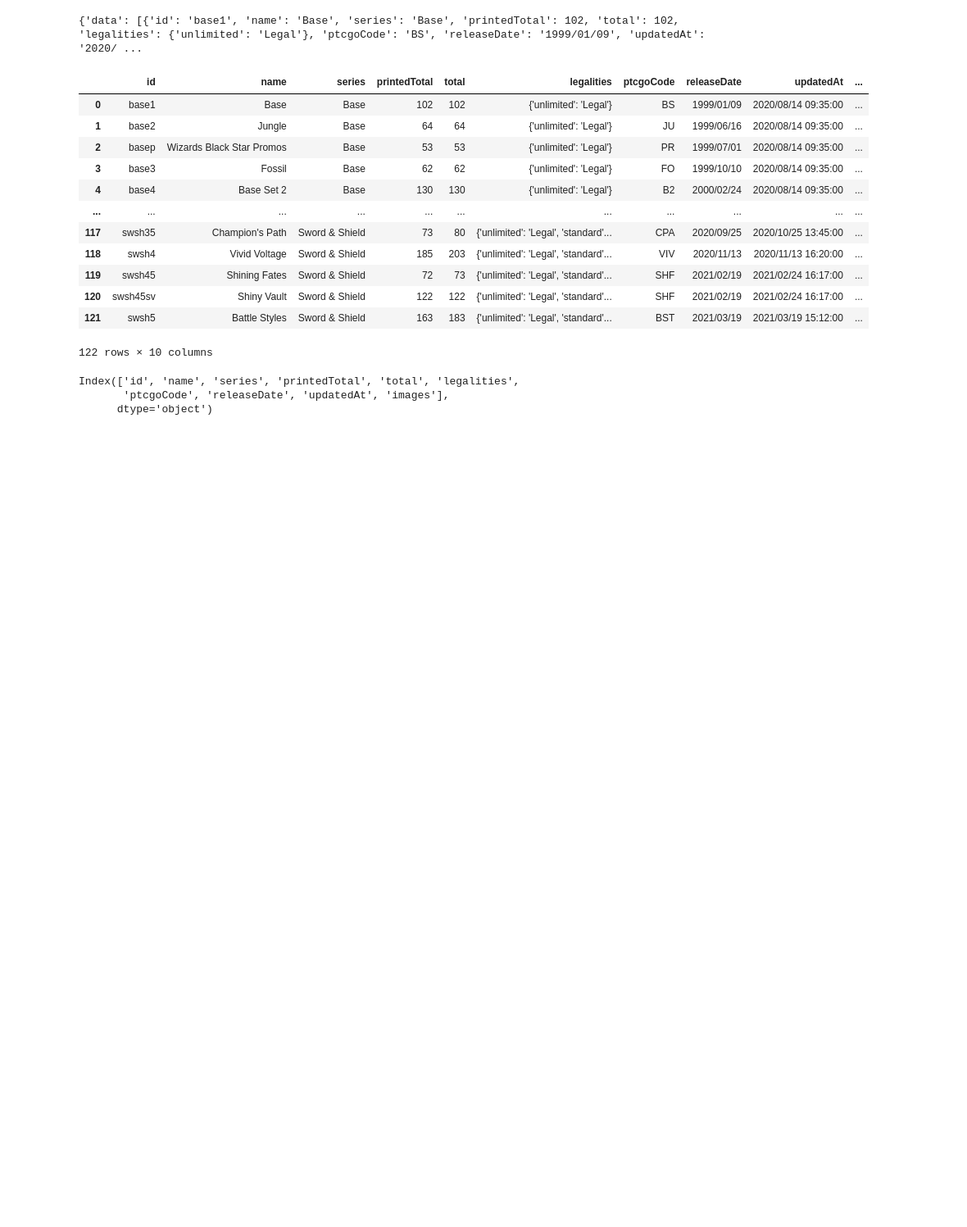
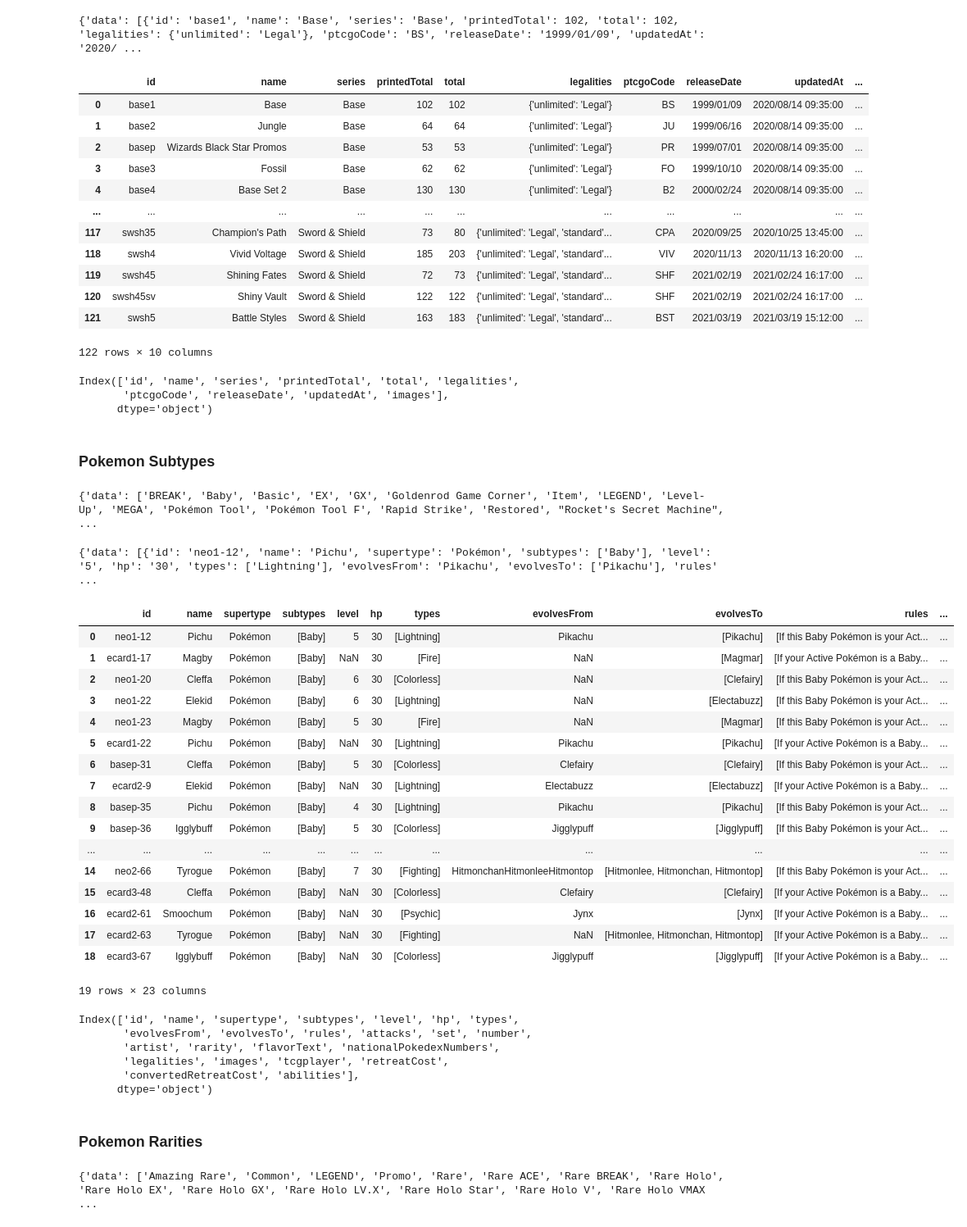
Before and after one commit to benaziziasmae/squirtle_squad, a Jupyter notebook: pokemon_API.ipynb, the cells around one changed output. Shown: that part at 82% size. Drawn from its saved outputs; the diff is of its cells as text; code cells hidden in the pictures; blank space fills up the shorter version.

Commit message:
uploading babypokemon.csv

```diff
--- a/pokemon_API.ipynb
+++ b/pokemon_API.ipynb
@@ -38,3 +41,5 @@ Index(['id', 'name', 'series', 'printedTotal', 'total', 'legalities',
       dtype='object')
 # %%
 pokemon_sets_df.to_csv("datasets/pokemon_sets.csv", columns=pokemon_sets_df.columns)
+# %% [markdown]
+### Pokemon Subtypes
@@ -40,0 +49,46 @@ pokemon_sets_df.to_csv("datasets/pokemon_sets.csv", columns=pokemon_sets_df.colu
+# %%
+#Getting Subtypes
+get_pokemon_subtypes = requests.get(query_subtypes)
+pokemonsubtypes_json = get_pokemon_subtypes.json()
+print(pokemonsubtypes_json)
+# %% [output]
+{'data': ['BREAK', 'Baby', 'Basic', 'EX', 'GX', 'Goldenrod Game Corner', 'Item', 'LEGEND', 'Level-Up', 'MEGA', 'Pokémon Tool', 'Pokémon Tool F', 'Rapid Strike', 'Restored', "Rocket's Secret Machine",  ...
+# %%
+#Filtering cards by Subtypes
+query_baby = "https://api.pokemontcg.io/v2/cards?q=supertype:pokemon subtypes:baby"
+subtype_baby = requests.get(query_baby)
+subtypebaby_json = subtype_baby.json()
+print(subtypebaby_json)
+# %% [output]
+{'data': [{'id': 'neo1-12', 'name': 'Pichu', 'supertype': 'Pokémon', 'subtypes': ['Baby'], 'level': '5', 'hp': '30', 'types': ['Lightning'], 'evolvesFrom': 'Pikachu', 'evolvesTo': ['Pikachu'], 'rules' ...
+# %%
+babypokemon_df = pd.DataFrame(subtype_baby.json()["data"])
+babypokemon_df
+# %% [output]
+|  | id | name | supertype | subtypes | level | hp | types | evolvesFrom | evolvesTo | rules | ... |
+| 0 | neo1-12 | Pichu | Pokémon | [Baby] | 5 | 30 | [Lightning] | Pikachu | [Pikachu] | [If this Baby Pokémon is your Act... | ... |
+| 1 | ecard1-17 | Magby | Pokémon | [Baby] | NaN | 30 | [Fire] | NaN | [Magmar] | [If your Active Pokémon is a Baby... | ... |
+| 2 | neo1-20 | Cleffa | Pokémon | [Baby] | 6 | 30 | [Colorless] | NaN | [Clefairy] | [If this Baby Pokémon is your Act... | ... |
+| 3 | neo1-22 | Elekid | Pokémon | [Baby] | 6 | 30 | [Lightning] | NaN | [Electabuzz] | [If this Baby Pokémon is your Act... | ... |
+| 4 | neo1-23 | Magby | Pokémon | [Baby] | 5 | 30 | [Fire] | NaN | [Magmar] | [If this Baby Pokémon is your Act... | ... |
+| 5 | ecard1-22 | Pichu | Pokémon | [Baby] | NaN | 30 | [Lightning] | Pikachu | [Pikachu] | [If your Active Pokémon is a Baby... | ... |
+| 6 | basep-31 | Cleffa | Pokémon | [Baby] | 5 | 30 | [Colorless] | Clefairy | [Clefairy] | [If this Baby Pokémon is your Act... | ... |
+| 7 | ecard2-9 | Elekid | Pokémon | [Baby] | NaN | 30 | [Lightning] | Electabuzz | [Electabuzz] | [If your Active Pokémon is a Baby... | ... |
+| 8 | basep-35 | Pichu | Pokémon | [Baby] | 4 | 30 | [Lightning] | Pikachu | [Pikachu] | [If this Baby Pokémon is your Act... | ... |
+| 9 | basep-36 | Igglybuff | Pokémon | [Baby] | 5 | 30 | [Colorless] | Jigglypuff | [Jigglypuff] | [If this Baby Pokémon is your Act... | ... |
+| ... | ... | ... | ... | ... | ... | ... | ... | ... | ... | ... | ... |
+| 14 | neo2-66 | Tyrogue | Pokémon | [Baby] | 7 | 30 | [Fighting] | HitmonchanHitmonleeHitmontop | [Hitmonlee, Hitmonchan, Hitmontop] | [If this Baby Pokémon is your Act... | ... |
+| 15 | ecard3-48 | Cleffa | Pokémon | [Baby] | NaN | 30 | [Colorless] | Clefairy | [Clefairy] | [If your Active Pokémon is a Baby... | ... |
+| 16 | ecard2-61 | Smoochum | Pokémon | [Baby] | NaN | 30 | [Psychic] | Jynx | [Jynx] | [If your Active Pokémon is a Baby... | ... |
+| 17 | ecard2-63 | Tyrogue | Pokémon | [Baby] | NaN | 30 | [Fighting] | NaN | [Hitmonlee, Hitmonchan, Hitmontop] | [If your Active Pokémon is a Baby... | ... |
+| 18 | ecard3-67 | Igglybuff | Pokémon | [Baby] | NaN | 30 | [Colorless] | Jigglypuff | [Jigglypuff] | [If your Active Pokémon is a Baby... | ... |
+19 rows × 23 columns
+# %%
+babypokemon_df.columns
+# %% [output]
+Index(['id', 'name', 'supertype', 'subtypes', 'level', 'hp', 'types',
+       'evolvesFrom', 'evolvesTo', 'rules', 'attacks', 'set', 'number',
+       'artist', 'rarity', 'flavorText', 'nationalPokedexNumbers',
+       'legalities', 'images', 'tcgplayer', 'retreatCost',
+       'convertedRetreatCost', 'abilities'],
+      dtype='object')
@@ -40,0 +97,2 @@ pokemon_sets_df.to_csv("datasets/pokemon_sets.csv", columns=pokemon_sets_df.colu
+# %% [markdown]
+### Pokemon Rarities
@@ -40,0 +102,7 @@ pokemon_sets_df.to_csv("datasets/pokemon_sets.csv", columns=pokemon_sets_df.colu
+# %%
+#Getting Rarities
+get_pokemon_rarities = requests.get(query_rarities)
+pokemonrarities_json = get_pokemon_rarities.json()
+print(pokemonrarities_json)
+# %% [output]
+{'data': ['Amazing Rare', 'Common', 'LEGEND', 'Promo', 'Rare', 'Rare ACE', 'Rare BREAK', 'Rare Holo', 'Rare Holo EX', 'Rare Holo GX', 'Rare Holo LV.X', 'Rare Holo Star', 'Rare Holo V', 'Rare Holo VMAX ...
```
Also changed, not shown: parts of 7 cells of this notebook, 1 other file.
